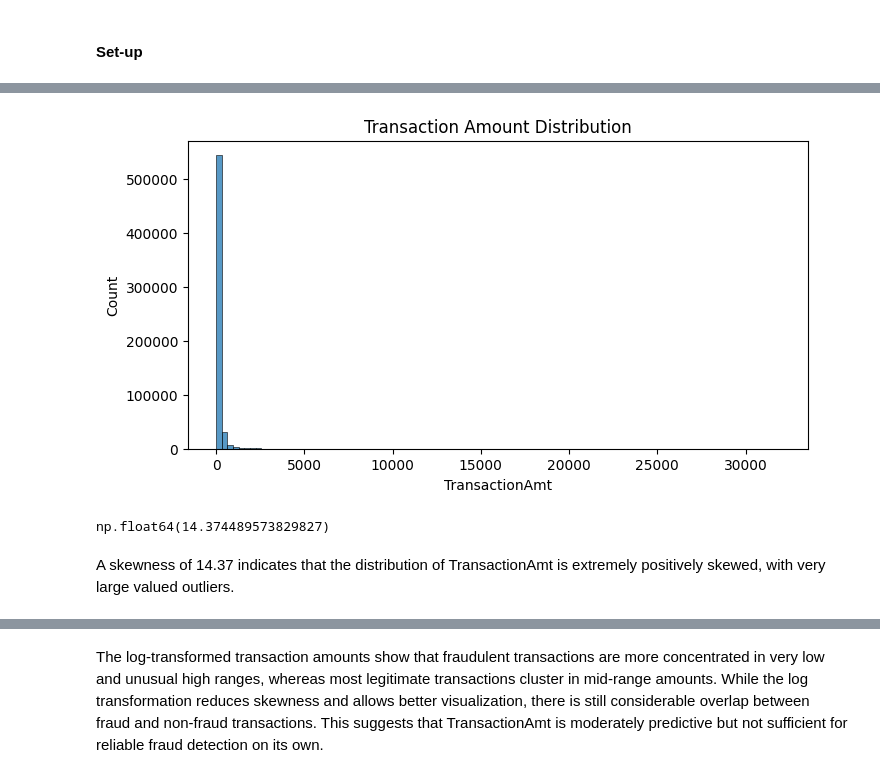
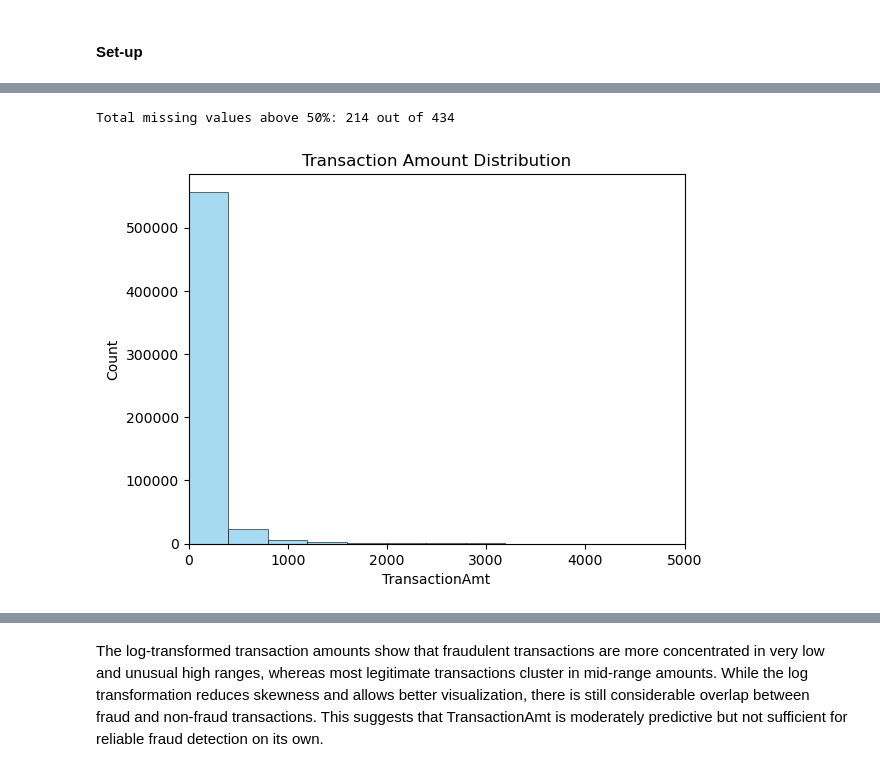
Before and after one commit to ziadharmanani/Financial-Fraud-Detection, a Jupyter notebook: notebooks/01_Transaction_EDA.ipynb, the cells around one changed output, grey strips where cells are left out. Saved outputs shown, nothing was run; the diff lists cells and outputs as text; code cells hidden in the pictures.

```diff
--- a/notebooks/01_Transaction_EDA.ipynb
+++ b/notebooks/01_Transaction_EDA.ipynb
@@ -98,0 +32,5 @@ train_transaction.sort_values('TransactionAmt', ascending=True).head(5)
+# %%
+# Combine train and test
+# All identity columns are NaN after joining (Only 24.42% are present in Transaction)
+df_train = pd.merge(train_transaction, train_identity, on='TransactionID', how='left')
+df_test = pd.merge(test_transaction, test_identity, on='TransactionID', how='left')
@@ -99,13 +66,28 @@ train_transaction.sort_values('TransactionAmt', ascending=True).head(5)
+# %%
+# Calculate the proportion of NAs for every column (returns a decimal between 0.0 and 1.0)
+na_count = df_train.isna().mean()
+
+# Filter for only the columns that are missing 50% or more of their data
+missing_50_plus = na_count[na_count >= 0.50]
+
+# Sort them in descending order so the emptiest columns are at the top
+#missing_50_labels = missing_50_plus.sort_values(ascending=False)
+
+print(f'Total missing values above 50%: {len(missing_50_plus)} out of {len(df_train.columns)}')
+#print(missing_50_labels.head(5)*100)
+# %% [output]
+Total missing values above 50%: 214 out of 434
 # %%
-plt.figure(figsize=(8,4))
-sns.histplot(train_transaction['TransactionAmt'], bins=100)
+ax = sns.histplot(
+    data = df_train,
+    x = 'TransactionAmt',
+    bins=80,
+    color='skyblue'
+    )
+
+ax.set_xlim(0, 5000)
+
 plt.title("Transaction Amount Distribution")
 plt.show()
 # %% [output]
-[figure, old version]
+[figure, new version]
-# %%
-train_transaction['TransactionAmt'].skew()
-# %% [output]
-np.float64(14.374489573829827)
-# %% [markdown]
-A skewness of 14.37 indicates that the distribution of TransactionAmt is extremely positively skewed, with very large valued outliers.
```
Also changed, not shown: parts of 54 cells of this notebook, 1 other file.
